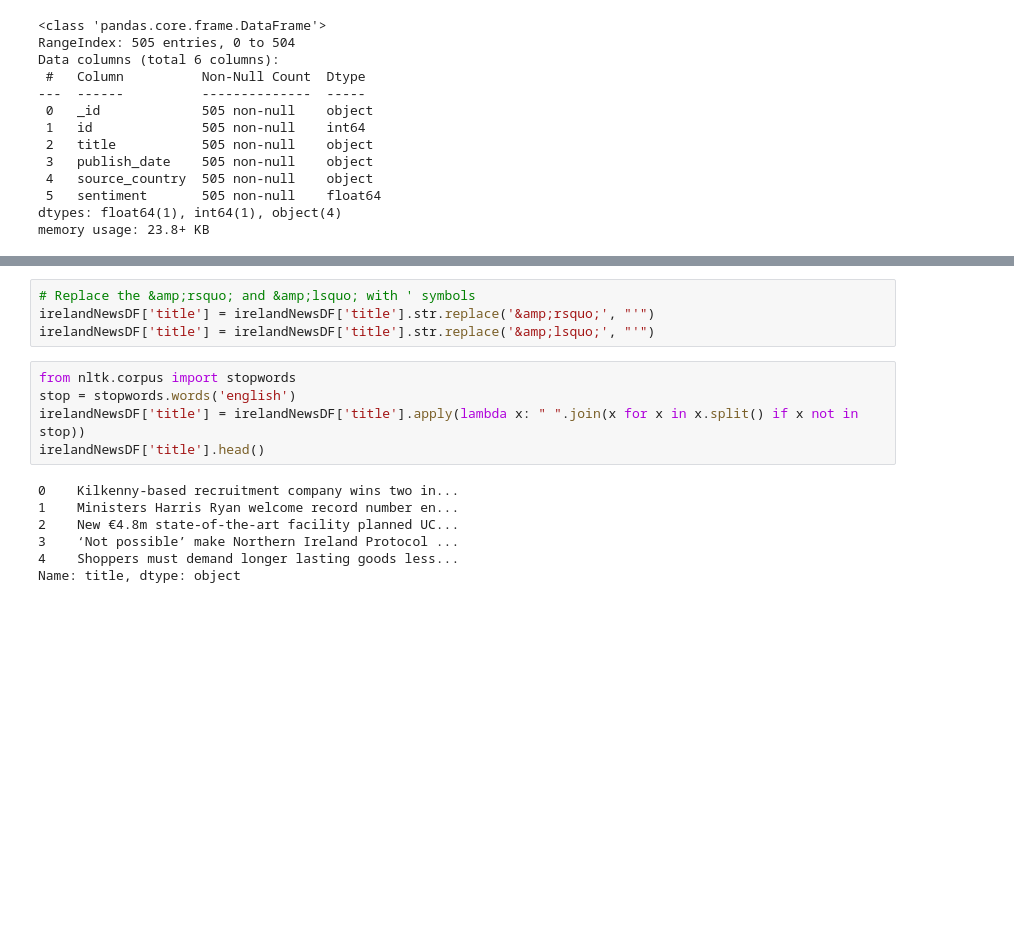
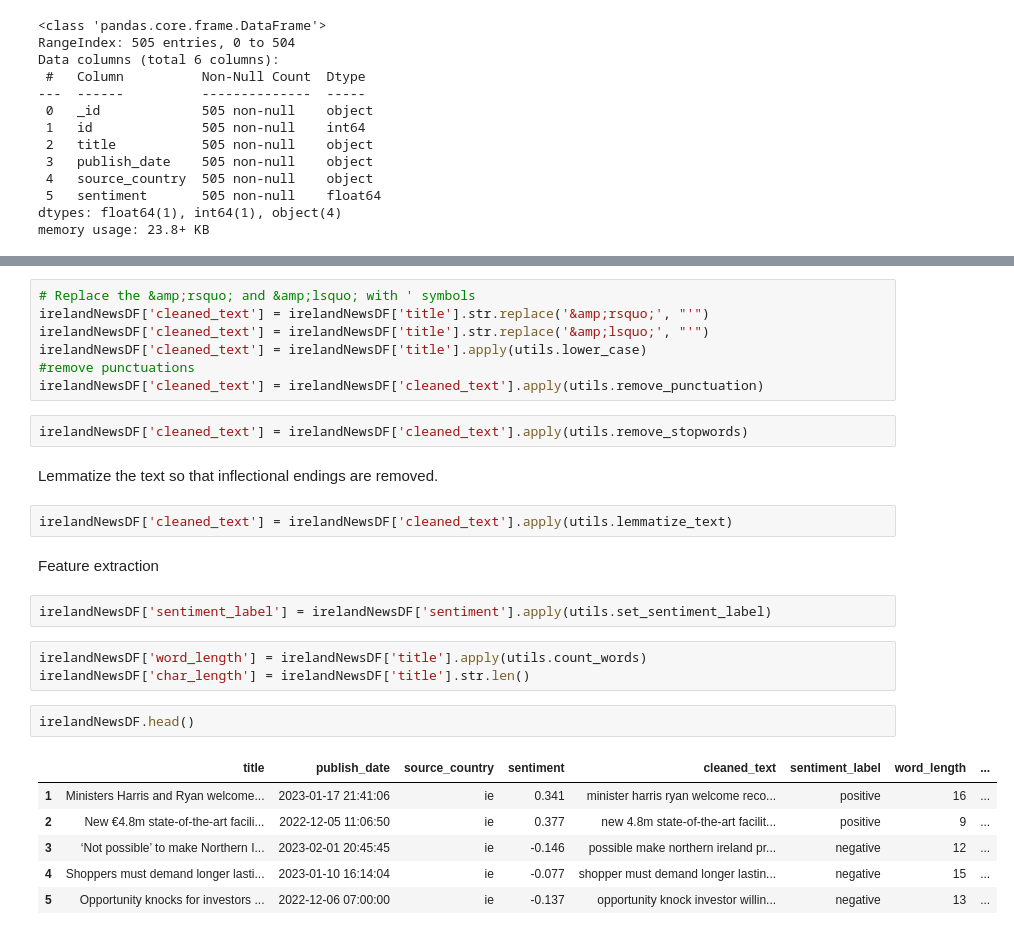
Before and after one commit to kebeneleben/MScDA-CA2, a Jupyter notebook: EDA.ipynb, the cells around one changed output, grey strips where cells are left out. Drawn from its saved outputs; the diff is of its cells as text; blank space fills up the shorter version.

```diff
--- a/EDA.ipynb
+++ b/EDA.ipynb
@@ -85,16 +109,29 @@ memory usage: 15.9+ KB
 # %%
 # Replace the &amp;rsquo; and &amp;lsquo; with ' symbols
-irelandNewsDF['title'] = irelandNewsDF['title'].str.replace('&amp;rsquo;', "'")
-irelandNewsDF['title'] = irelandNewsDF['title'].str.replace('&amp;lsquo;', "'")
+irelandNewsDF['cleaned_text'] = irelandNewsDF['title'].str.replace('&amp;rsquo;', "'")
+irelandNewsDF['cleaned_text'] = irelandNewsDF['title'].str.replace('&amp;lsquo;', "'")
+irelandNewsDF['cleaned_text'] = irelandNewsDF['title'].apply(utils.lower_case)
+#remove punctuations
+irelandNewsDF['cleaned_text'] = irelandNewsDF['cleaned_text'].apply(utils.remove_punctuation)
 # %%
-from nltk.corpus import stopwords
-stop = stopwords.words('english')
-irelandNewsDF['title'] = irelandNewsDF['title'].apply(lambda x: " ".join(x for x in x.split() if x not in stop))
-irelandNewsDF['title'].head()
+irelandNewsDF['cleaned_text'] = irelandNewsDF['cleaned_text'].apply(utils.remove_stopwords)
-# %% [output]
-0    Kilkenny-based recruitment company wins two in...
-1    Ministers Harris Ryan welcome record number en...
-2    New €4.8m state-of-the-art facility planned UC...
-3    ‘Not possible’ make Northern Ireland Protocol ...
-4    Shoppers must demand longer lasting goods less...
-Name: title, dtype: object
+# %% [markdown]
+Lemmatize the text so that inflectional endings are removed.
+# %%
+irelandNewsDF['cleaned_text'] = irelandNewsDF['cleaned_text'].apply(utils.lemmatize_text)
+# %% [markdown]
+Feature extraction
+# %%
+irelandNewsDF['sentiment_label'] = irelandNewsDF['sentiment'].apply(utils.set_sentiment_label)
+# %%
+irelandNewsDF['word_length'] = irelandNewsDF['title'].apply(utils.count_words)
+irelandNewsDF['char_length'] = irelandNewsDF['title'].str.len()
+# %%
+irelandNewsDF.head()
+# %% [output]
+|  | title | publish_date | source_country | sentiment | cleaned_text | sentiment_label | word_length | ... |
+| 1 | Ministers Harris and Ryan welcome... | 2023-01-17 21:41:06 | ie | 0.341 | minister harris ryan welcome reco... | positive | 16 | ... |
+| 2 | New €4.8m state-of-the-art facili... | 2022-12-05 11:06:50 | ie | 0.377 | new 4.8m state-of-the-art facilit... | positive | 9 | ... |
+| 3 | ‘Not possible’ to make Northern I... | 2023-02-01 20:45:45 | ie | -0.146 | possible make northern ireland pr... | negative | 12 | ... |
+| 4 | Shoppers must demand longer lasti... | 2023-01-10 16:14:04 | ie | -0.077 | shopper must demand longer lastin... | negative | 15 | ... |
+| 5 | Opportunity knocks for investors ... | 2022-12-06 07:00:00 | ie | -0.137 | opportunity knock investor willin... | negative | 13 | ... |
```
Also changed, not shown: parts of 25 cells of this notebook, 2 other files.
